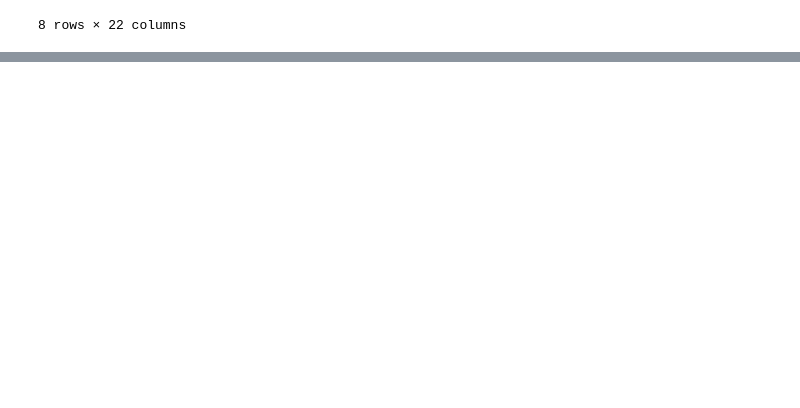
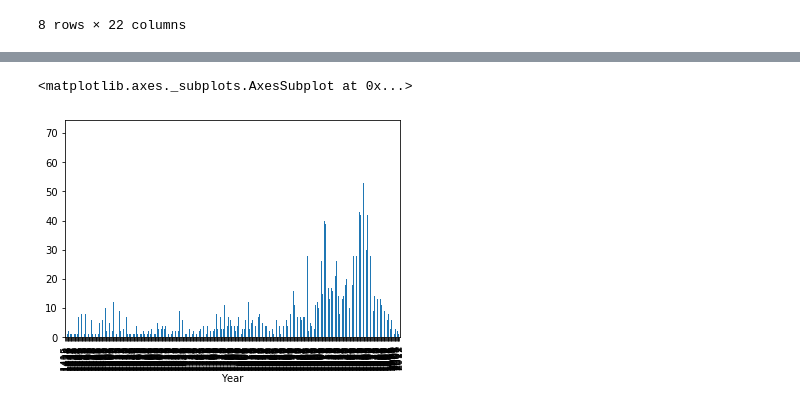
Before and after one commit to INFO-4602-5602/project-2-wikiart-wikiart_chandan_telly, a Jupyter notebook: data_check.ipynb, the cells around one changed output, grey strips where cells are left out. Drawn from its saved outputs; the diff is of its cells as text; code cells hidden in the pictures; blank space fills up the shorter version.

```diff
--- a/data_check.ipynb
+++ b/data_check.ipynb
@@ -87,0 +91,5 @@ df.groupby(['Year']).agg(['count', 'mean', 'std'])
+# %%
+df[df['Is painting'] == "yes"].groupby(['Year'])["Style"].count().plot(kind='bar')
+# %% [output]
+<matplotlib.axes._subplots.AxesSubplot at 0x...>
+[figure, added]
```
Also changed, not shown: parts of 14 cells of this notebook.
